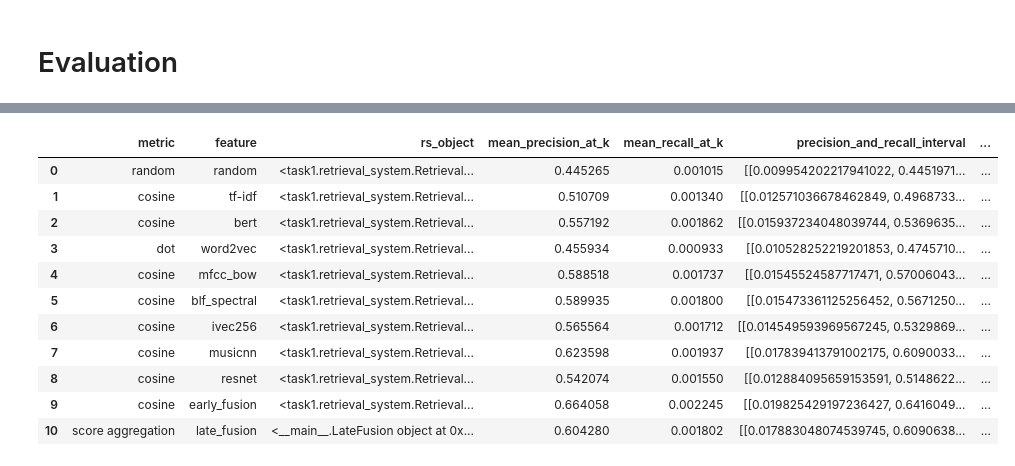
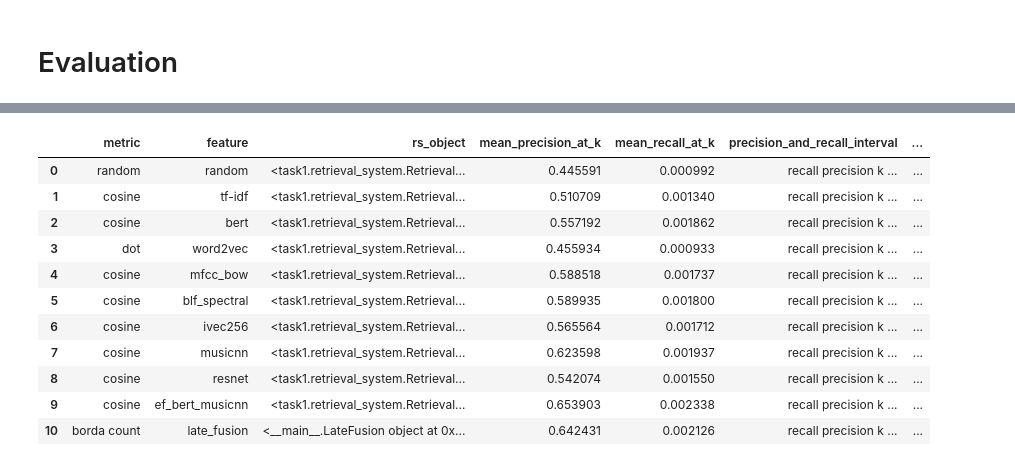
Before and after one commit to KaindlJulian/mmsr, a Jupyter notebook: task3/task_3.ipynb, the cells around one changed output, grey strips where cells are left out. Saved outputs shown, nothing was run; the diff lists cells and outputs as text; code cells hidden in the pictures.

```diff
--- a/task3/task_3.ipynb
+++ b/task3/task_3.ipynb
@@ -206,6 +233,6 @@ def early_fusion(first_feature, second_feature):
 # %%
 # define new RS
-rs_cos_early_fusion = early_fusion("bert", "musicnn")
+rs_cos_early_fusion_1, feature_name1, df = early_fusion("bert", "musicnn", df)
 # %% [output]
 Number of columns in the first feature: 768
 Number of columns in the second feature: 50
@@ -218,9 +258,8 @@ In this section we will perform late fusion of 2 retrieval systems using score a
 - fusing systems via score average
 # %%
-def pre_compute_retrievals(first_rs, second_rs):
+def pre_compute_retrievals(first_rs, second_rs, items, df):
     # pre compute retrievals
     res = []
-    items_to_consider = 100
 
     for system in tqdm([first_rs, second_rs], desc="Precomputing systems"):
         sim_matrix = df[["id", "song", "artist"]].copy()
@@ -231,15 +270,17 @@ def pre_compute_retrievals(first_rs, second_rs):
         sim_matrix["genre"] = None
 
         for idx, song_id in tqdm(enumerate(df["id"]), total=len(df["id"]), desc=f"Retrieving songs"):
-            sim = system.retrieve(song_id, items_to_consider)
+            sim = system.retrieve(song_id, items)
             # save relevant information for top_n returns
-            sim_matrix.loc[idx]["id_n"] = sim["id"]
-            sim_matrix.loc[idx]["song_n"] = sim["song"]
-            sim_matrix.loc[idx]["artist_n"] = sim["artist"]
-            sim_matrix.loc[idx]["sim_n"] = sim["similarity"]
-            sim_matrix.loc[idx]["genre"] = sim["genre"]
+            sim_matrix.at[idx, "id_n"] = sim["id"]
+            sim_matrix.at[idx, "song_n"] = sim["song"]
+            sim_matrix.at[idx, "artist_n"] = sim["artist"]
+            # assign ranks, higher sim = higher rank
+            sim_matrix.at[idx, "sim_n"] = sim["similarity"].rank()
+            sim_matrix.at[idx, "genre"] = sim["genre"]
 
         res.append(sim_matrix)
 
     # returns list with 2 dataframes containing top_n retrievals for each song
+
     return res
@@ -325,6 +386,6 @@ class LateFusion(RetrievalSystem):
 # %%
 # Create new instance of late fusion RS
-late_fusion = LateFusion(first_rs=rs_cos_dnn,
+late_fusion_cnn_bert = LateFusion(first_rs=rs_cos_dnn,
                          second_rs=rs_cos_bert,
                          df=df)
 # %% [output]
@@ -365,8 +426,8 @@ rs = pd.DataFrame(
         ["cosine", "ivec256", rs_cos_ivec256],
         ["cosine", "musicnn", rs_cos_dnn],
         ["cosine", "resnet", rs_cos_resnet],
-        ["cosine", "early_fusion", rs_cos_early_fusion],
-        ["score aggregation", "late_fusion", late_fusion],
+        ["cosine", feature_name1, rs_cos_early_fusion_1],
+        ["borda count", "late_fusion", late_fusion_cnn_bert],
 
     ],
     columns=["metric", "feature", "rs_object"],
@@ -392,30 +452,30 @@ loaded results for system.metric='score aggregation', system.feature='late_fusio
 # %%
-evaluate.load_results_csv("task_3.csv")
+#evaluate.load_results_csv("task_3.csv")
 result = evaluate.run(
     [
         (Pipeline.mean_precision_at_k, dict(k=10)),
         (Pipeline.mean_recall_at_k, dict(k=10)),
         (Pipeline.precision_and_recall_interval, dict(k_min=1, k_max=100, step_size=5)),
         (Pipeline.mean_ndcg_at_k, dict(k=10)),
         (Pipeline.genre_coverage_at_k, dict(k=10)),
          (Pipeline.mean_genre_diversity_at_k, dict(k=10)),
     ]
 )
 result.to_csv("task_3.csv", index=False)
 result
 # %% [output]
 |  | metric | feature | rs_object | mean_precision_at_k | mean_recall_at_k | precision_and_recall_interval | ... |
-| 0 | random | random | <task1.retrieval_system.Retrieval... | 0.445265 | 0.001015 | [[0.009954202217941022, 0.4451971... | ... |
-| 1 | cosine | tf-idf | <task1.retrieval_system.Retrieval... | 0.510709 | 0.001340 | [[0.012571036678462849, 0.4968733... | ... |
-| 2 | cosine | bert | <task1.retrieval_system.Retrieval... | 0.557192 | 0.001862 | [[0.015937234048039744, 0.5369635... | ... |
-| 3 | dot | word2vec | <task1.retrieval_system.Retrieval... | 0.455934 | 0.000933 | [[0.010528252219201853, 0.4745710... | ... |
-| 4 | cosine | mfcc_bow | <task1.retrieval_system.Retrieval... | 0.588518 | 0.001737 | [[0.01545524587717471, 0.57006043... | ... |
-| 5 | cosine | blf_spectral | <task1.retrieval_system.Retrieval... | 0.589935 | 0.001800 | [[0.015473361125256452, 0.5671250... | ... |
-| 6 | cosine | ivec256 | <task1.retrieval_system.Retrieval... | 0.565564 | 0.001712 | [[0.014549593969567245, 0.5329869... | ... |
-| 7 | cosine | musicnn | <task1.retrieval_system.Retrieval... | 0.623598 | 0.001937 | [[0.017839413791002175, 0.6090033... | ... |
-| 8 | cosine | resnet | <task1.retrieval_system.Retrieval... | 0.542074 | 0.001550 | [[0.012884095659153591, 0.5148622... | ... |
-| 9 | cosine | early_fusion | <task1.retrieval_system.Retrieval... | 0.664058 | 0.002245 | [[0.019825429197236427, 0.6416049... | ... |
-| 10 | score aggregation | late_fusion | <__main__.LateFusion object at 0x... | 0.604280 | 0.001802 | [[0.017883048074539745, 0.6090638... | ... |
+| 0 | random | random | <task1.retrieval_system.Retrieval... | 0.445591 | 0.000992 | recall precision k ... | ... |
+| 1 | cosine | tf-idf | <task1.retrieval_system.Retrieval... | 0.510709 | 0.001340 | recall precision k ... | ... |
+| 2 | cosine | bert | <task1.retrieval_system.Retrieval... | 0.557192 | 0.001862 | recall precision k ... | ... |
+| 3 | dot | word2vec | <task1.retrieval_system.Retrieval... | 0.455934 | 0.000933 | recall precision k ... | ... |
+| 4 | cosine | mfcc_bow | <task1.retrieval_system.Retrieval... | 0.588518 | 0.001737 | recall precision k ... | ... |
+| 5 | cosine | blf_spectral | <task1.retrieval_system.Retrieval... | 0.589935 | 0.001800 | recall precision k ... | ... |
+| 6 | cosine | ivec256 | <task1.retrieval_system.Retrieval... | 0.565564 | 0.001712 | recall precision k ... | ... |
+| 7 | cosine | musicnn | <task1.retrieval_system.Retrieval... | 0.623598 | 0.001937 | recall precision k ... | ... |
+| 8 | cosine | resnet | <task1.retrieval_system.Retrieval... | 0.542074 | 0.001550 | recall precision k ... | ... |
+| 9 | cosine | ef_bert_musicnn | <task1.retrieval_system.Retrieval... | 0.653903 | 0.002338 | recall precision k ... | ... |
+| 10 | borda count | late_fusion | <__main__.LateFusion object at 0x... | 0.642431 | 0.002126 | recall precision k ... | ... |
 # %%
 for rs in result.itertuples():
     metrics_df = rs.precision_and_recall_interval
```
Also changed, not shown: parts of 17 cells of this notebook, 2 other files.
